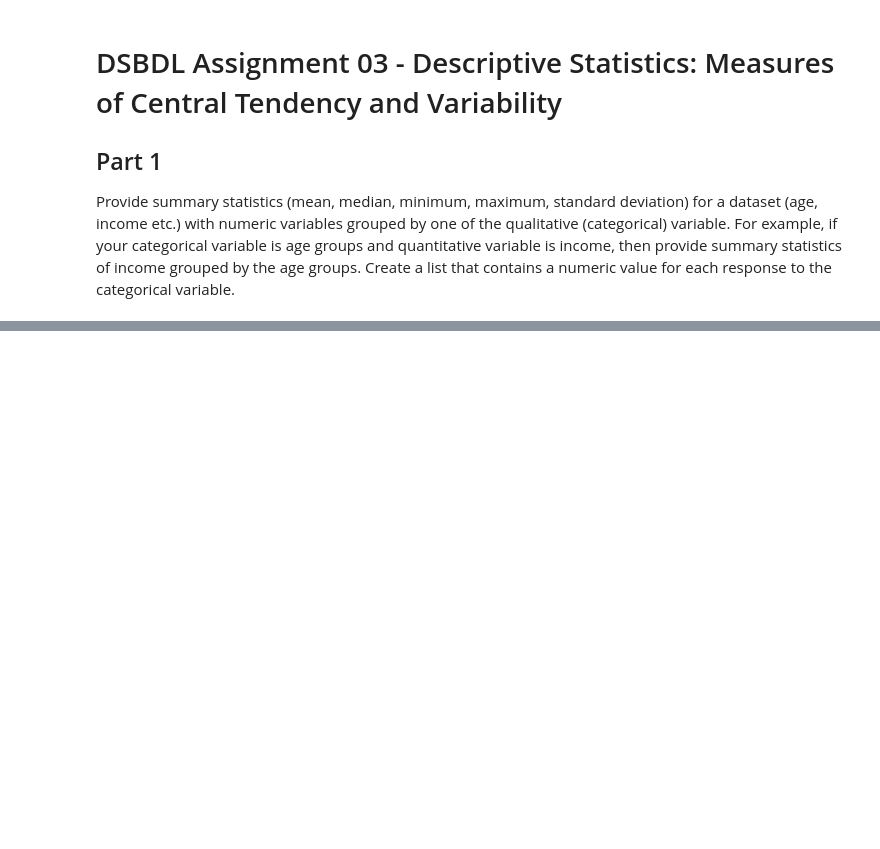
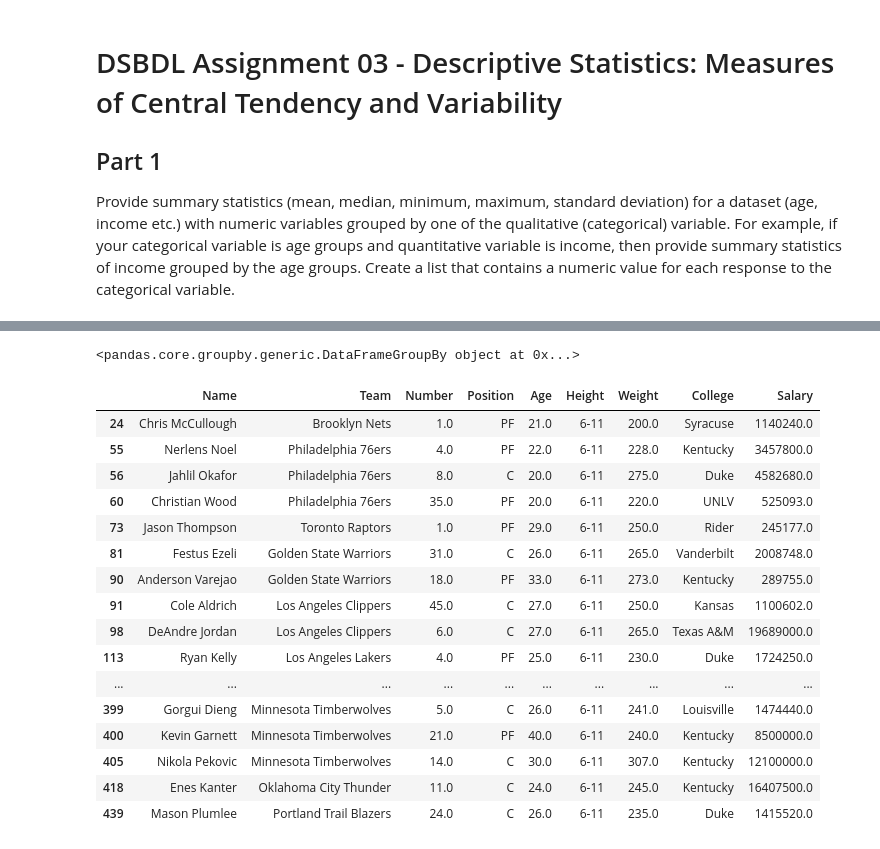
Before and after one commit to Advait0801/SPPU-COMP-2019-Assignments, a Jupyter notebook: Assignment3/Assignment3.1.ipynb, the cells around one changed output, grey strips where cells are left out. Drawn from its saved outputs; the diff is of its cells as text; code cells hidden in the pictures; blank space fills up the shorter version.

```diff
--- a/Assignment3/Assignment3.1.ipynb
+++ b/Assignment3/Assignment3.1.ipynb
@@ -89,0 +65,4 @@ Name: alcohol, dtype: float64
+# %%
+ds['College'].fillna(ds['College'].mode()[0], inplace = True)
+ds['Salary'].fillna(ds['Salary'].mean(), inplace = True)
+ds
@@ -89,0 +83,3 @@ Name: alcohol, dtype: float64
+# %%
+ds.dropna(inplace = True)
+ds
@@ -89,0 +123,25 @@ Name: alcohol, dtype: float64
+# %%
+height_groups = ds.groupby(ds['Height'])
+height_groups
+# %% [output]
+<pandas.core.groupby.generic.DataFrameGroupBy object at 0x...>
+# %%
+height_groups.get_group('6-11')
+# %% [output]
+|  | Name | Team | Number | Position | Age | Height | Weight | College | Salary |
+| 24 | Chris McCullough | Brooklyn Nets | 1.0 | PF | 21.0 | 6-11 | 200.0 | Syracuse | 1140240.0 |
+| 55 | Nerlens Noel | Philadelphia 76ers | 4.0 | PF | 22.0 | 6-11 | 228.0 | Kentucky | 3457800.0 |
+| 56 | Jahlil Okafor | Philadelphia 76ers | 8.0 | C | 20.0 | 6-11 | 275.0 | Duke | 4582680.0 |
+| 60 | Christian Wood | Philadelphia 76ers | 35.0 | PF | 20.0 | 6-11 | 220.0 | UNLV | 525093.0 |
+| 73 | Jason Thompson | Toronto Raptors | 1.0 | PF | 29.0 | 6-11 | 250.0 | Rider | 245177.0 |
+| 81 | Festus Ezeli | Golden State Warriors | 31.0 | C | 26.0 | 6-11 | 265.0 | Vanderbilt | 2008748.0 |
+| 90 | Anderson Varejao | Golden State Warriors | 18.0 | PF | 33.0 | 6-11 | 273.0 | Kentucky | 289755.0 |
+| 91 | Cole Aldrich | Los Angeles Clippers | 45.0 | C | 27.0 | 6-11 | 250.0 | Kansas | 1100602.0 |
+| 98 | DeAndre Jordan | Los Angeles Clippers | 6.0 | C | 27.0 | 6-11 | 265.0 | Texas A&M | 19689000.0 |
+| 113 | Ryan Kelly | Los Angeles Lakers | 4.0 | PF | 25.0 | 6-11 | 230.0 | Duke | 1724250.0 |
+| ... | ... | ... | ... | ... | ... | ... | ... | ... | ... |
+| 399 | Gorgui Dieng | Minnesota Timberwolves | 5.0 | C | 26.0 | 6-11 | 241.0 | Louisville | 1474440.0 |
+| 400 | Kevin Garnett | Minnesota Timberwolves | 21.0 | PF | 40.0 | 6-11 | 240.0 | Kentucky | 8500000.0 |
+| 405 | Nikola Pekovic | Minnesota Timberwolves | 14.0 | C | 30.0 | 6-11 | 307.0 | Kentucky | 12100000.0 |
+| 418 | Enes Kanter | Oklahoma City Thunder | 11.0 | C | 24.0 | 6-11 | 245.0 | Kentucky | 16407500.0 |
+| 439 | Mason Plumlee | Portland Trail Blazers | 24.0 | C | 26.0 | 6-11 | 235.0 | Duke | 1415520.0 |
```
Also changed, not shown: parts of 19 cells of this notebook, 3 other files.
